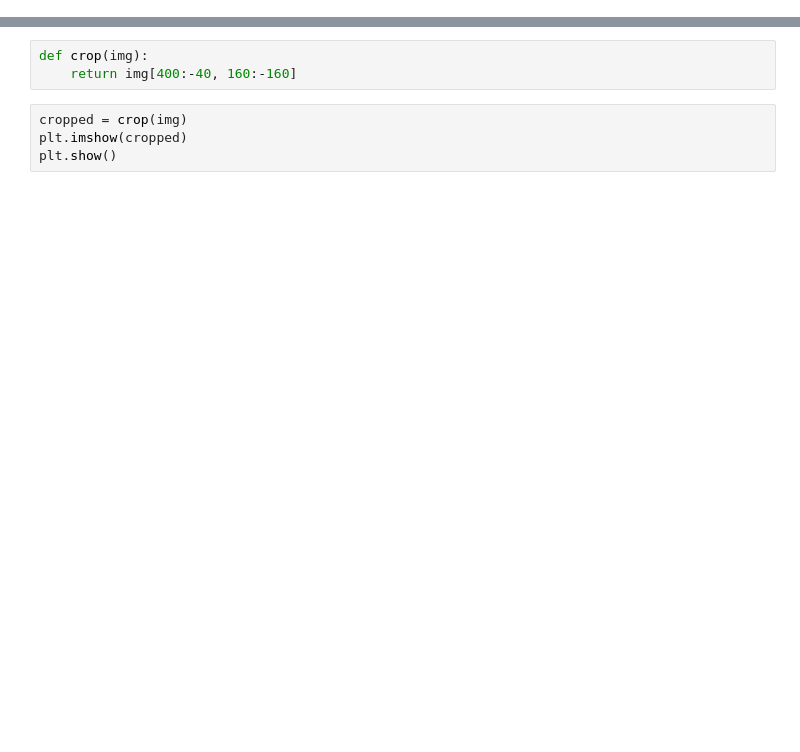
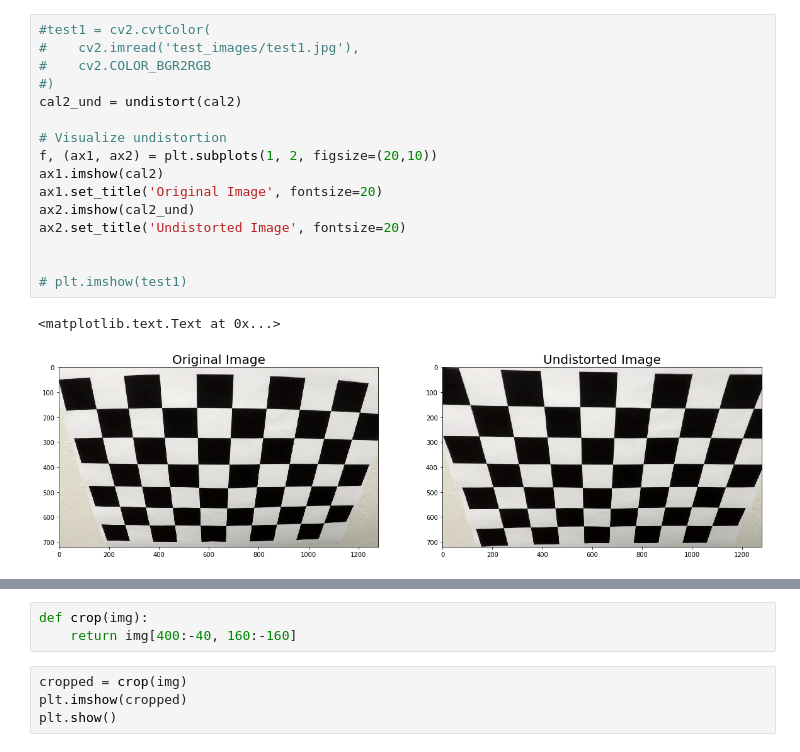
Before and after one commit to vssrcj/advanced-lane-lines, a Jupyter notebook: main.ipynb, the cells around one changed output, grey strips where cells are left out. Saved outputs shown, nothing was run; the diff lists cells and outputs as text; blank space fills up the shorter version.

Commit message:
until undistort

```diff
--- a/main.ipynb
+++ b/main.ipynb
@@ -5,0 +50,19 @@ import matplotlib.image as mpimg
+# %%
+#test1 = cv2.cvtColor(
+#    cv2.imread('test_images/test1.jpg'),
+#    cv2.COLOR_BGR2RGB
+#)
+cal2_und = undistort(cal2)
+
+# Visualize undistortion
+f, (ax1, ax2) = plt.subplots(1, 2, figsize=(20,10))
+ax1.imshow(cal2)
+ax1.set_title('Original Image', fontsize=20)
+ax2.imshow(cal2_und)
+ax2.set_title('Undistorted Image', fontsize=20)
+
+
+# plt.imshow(test1)
+# %% [output]
+<matplotlib.text.Text at 0x...>
+[figure, added]
```
Also changed, not shown: parts of 9 cells of this notebook.
